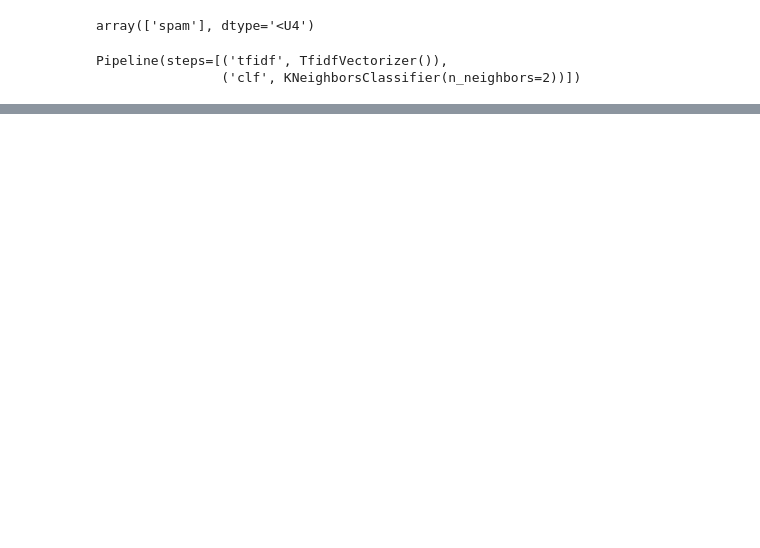
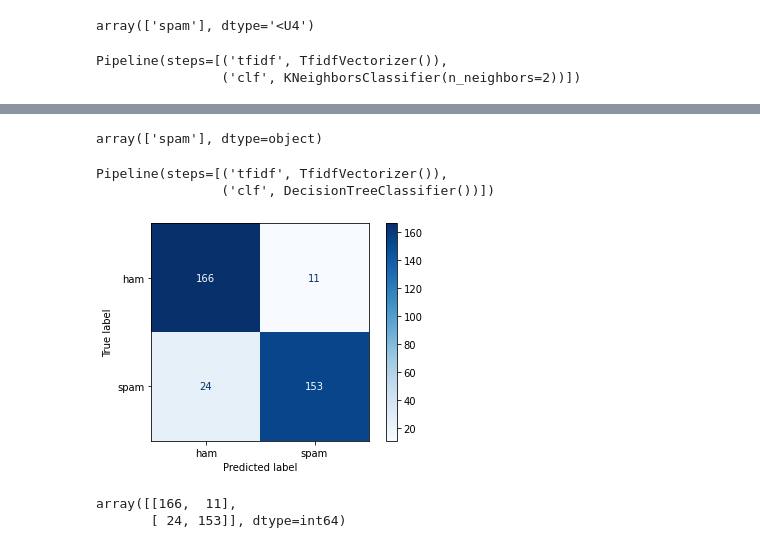
Before and after one commit to burakcimtay/Sms_Spam_Detection, a Jupyter notebook: sms_spam.ipynb, the cells around one changed output, grey strips where cells are left out. Drawn from its saved outputs; the diff is of its cells as text; code cells hidden in the pictures; blank space fills up the shorter version.

```diff
--- a/sms_spam.ipynb
+++ b/sms_spam.ipynb
@@ -258,0 +289,4 @@ array(['spam'], dtype=object)
+# %%
+clf_lr.predict(["You have won a free ticket for USA. Text to 123456"])
+# %% [output]
+array(['spam'], dtype=object)
@@ -258,0 +295,16 @@ array(['spam'], dtype=object)
+# %%
+clf_dt=Pipeline([("tfidf", TfidfVectorizer()), ("clf", DecisionTreeClassifier())])
+clf_dt.fit(X_train, y_train)
+# %% [output]
+Pipeline(steps=[('tfidf', TfidfVectorizer()),
+                ('clf', DecisionTreeClassifier())])
+# %%
+y_pred = clf_dt.predict(X_test)
+
+plot_confusion_matrix(clf_dt, X_test, y_test, cmap=plt.cm.Blues)
+plt.show()
+confusion_matrix(y_test, y_pred)
+# %% [output]
+[figure, added]
+array([[166,  11],
+       [ 24, 153]], dtype=int64)
```
Also changed, not shown: parts of 29 cells of this notebook, 1 other file.
